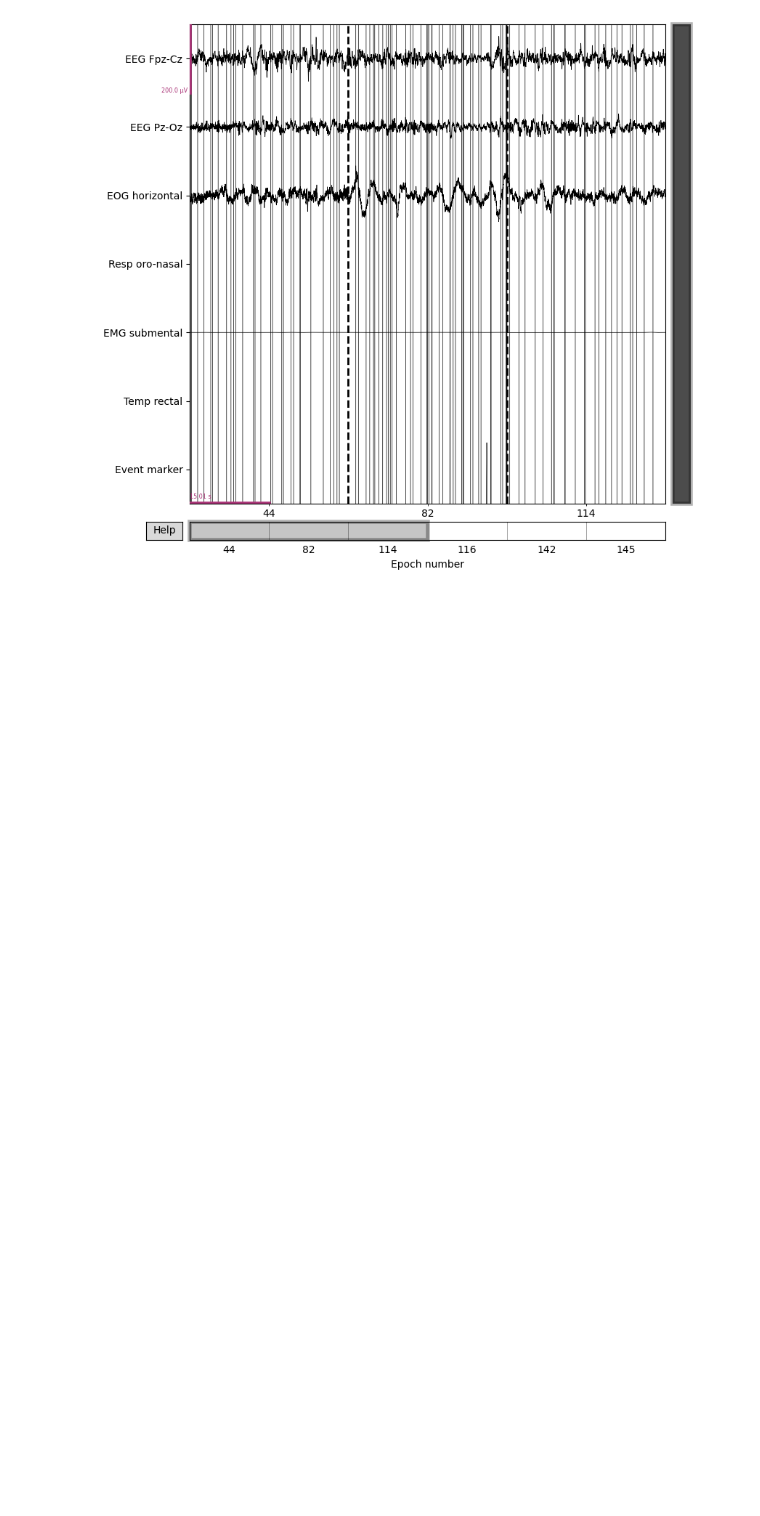
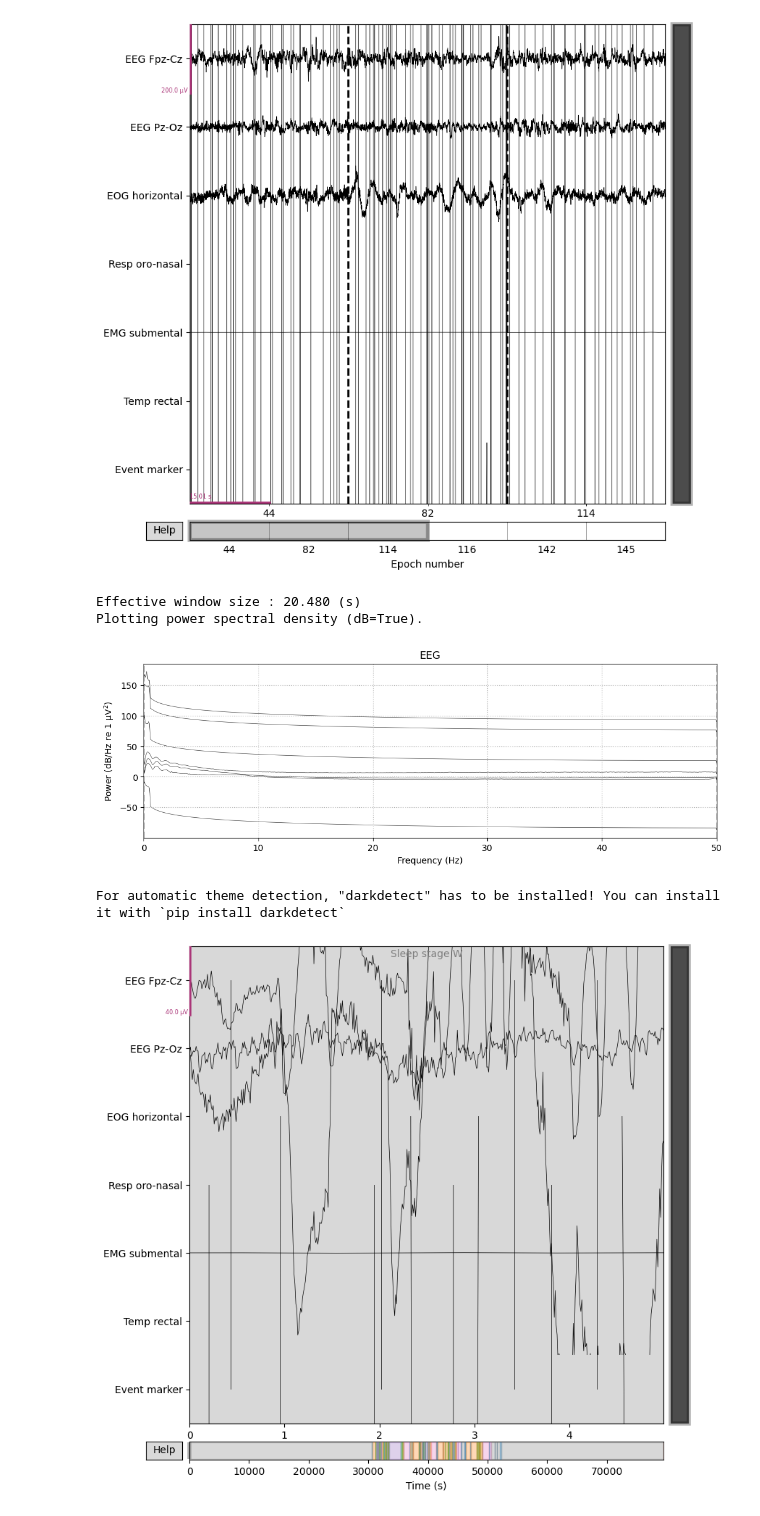
Before and after one commit to RkyJohn/neuro-analysis-prep, a Jupyter notebook: initial.ipynb, the cells around one changed output. Drawn from its saved outputs; the diff is of its cells as text; code cells hidden in the pictures; blank space fills up the shorter version.

```diff
--- a/initial.ipynb
+++ b/initial.ipynb
@@ -115,3 +115,12 @@ epochs['Sleep stage R'].plot(
 For automatic theme detection, "darkdetect" has to be installed! You can install it with `pip install darkdetect`
 [figure]
 [figure]
+# %%
+raw.compute_psd(fmax=50).plot(picks="data",exclude="bads",amplitude=False)
+raw.plot(duration=5,n_channels=30)
+# %% [output]
+Effective window size : 20.480 (s)
+Plotting power spectral density (dB=True).
+[figure, added]
+For automatic theme detection, "darkdetect" has to be installed! You can install it with `pip install darkdetect`
+[figure, added]
```
Also changed, not shown: parts of 1 cell of this notebook, 2 other files.
